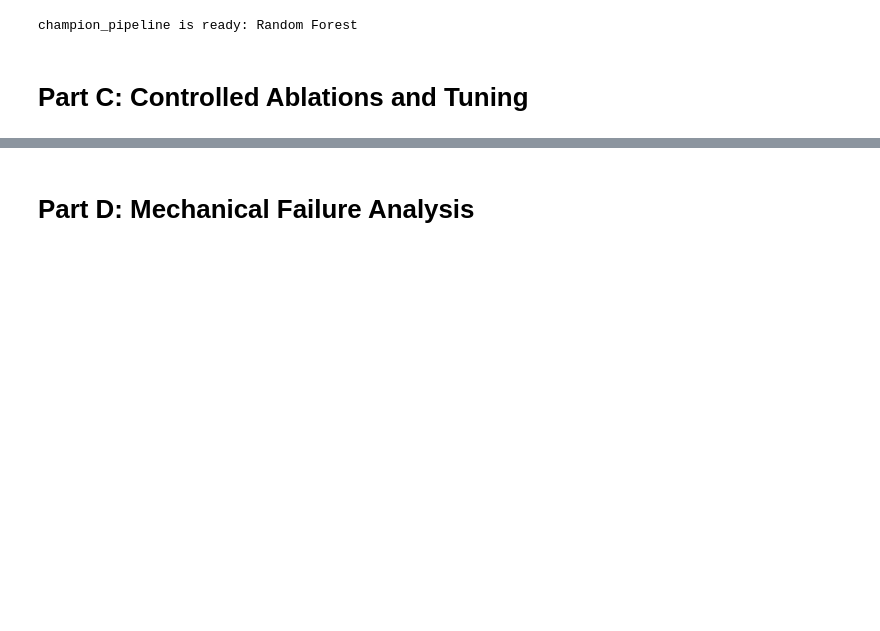
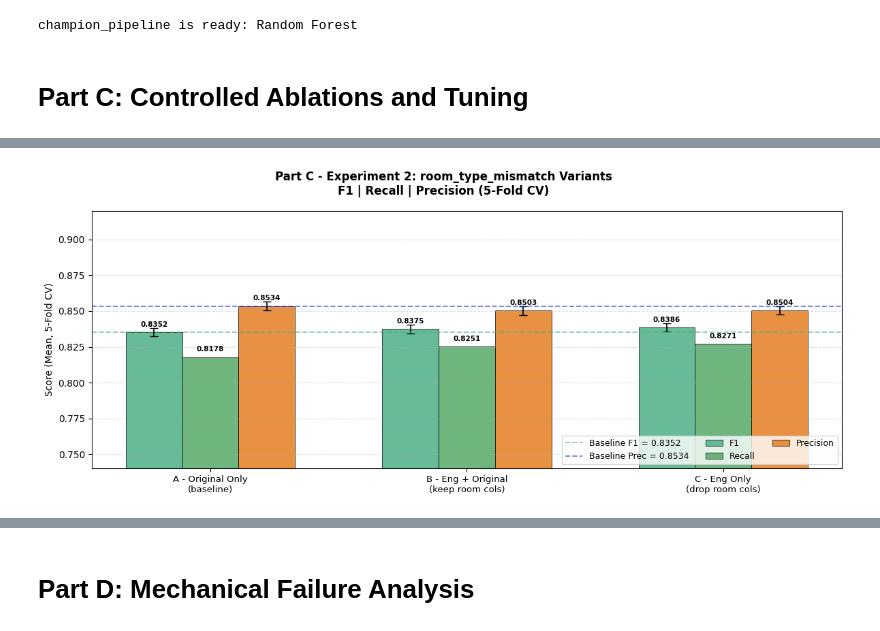
Before and after one commit to YWY2002/INF2008-Hotel-Cancellation-Prediction-Model, a Jupyter notebook: CRISPDM_INF2008_assignment02.ipynb, the cells around one changed output, grey strips where cells are left out. Drawn from its saved outputs; the diff is of its cells as text; code cells hidden in the pictures; blank space fills up the shorter version.

```diff
--- a/CRISPDM_INF2008_assignment02.ipynb
+++ b/CRISPDM_INF2008_assignment02.ipynb
@@ -1092,0 +1303,42 @@ The ablation study shows that the **baseline Random Forest configuration is alre
+# %%
+# View Results
+vnames     = [k.replace("\n", "\n") for k in e2_variants.keys()]
+metrics    = ["f1_m", "rec_m", "prec_m"]
+met_labels = ["F1", "Recall", "Precision"]
+met_cols   = ["#4CB085", "#55A868", "#E67E22"]
+met_errs   = ["f1_s", None, "prec_s"]
+
+x      = np.arange(len(vnames))
+n_met  = len(metrics)
+width  = 0.22
+offsets = np.linspace(-(n_met - 1) * width / 2, (n_met - 1) * width / 2, n_met)
+
+fig, ax = plt.subplots(figsize=(12, 5))
+fig.suptitle("Part C - Experiment 2: room_type_mismatch Variants\n"
+             "F1 | Recall | Precision (5-Fold CV)", fontsize=12, fontweight="bold")
+
+for j, (met, label, col, err_key) in enumerate(zip(metrics, met_labels, met_cols, met_errs)):
+    vals  = [e2_variants[k][met]   for k in e2_variants]
+    errs  = [e2_variants[k][err_key] for k in e2_variants] if err_key else None
+    bars  = ax.bar(x + offsets[j], vals, width=width, label=label, color=col,
+                   alpha=0.85, edgecolor="black", linewidth=0.6,
+                   yerr=errs, capsize=4, error_kw={"elinewidth":1.2})
+    for b, v in zip(bars, vals):
+        ax.text(b.get_x() + b.get_width() / 2, b.get_height() + 0.003,
+                f"{v:.4f}", ha="center", va="bottom", fontsize=7.5, fontweight="bold")
+
+ax.axhline(b_f1_mean, color="#4CB085", linestyle="--", linewidth=1.4,
+           alpha=0.6, label=f"Baseline F1 = {b_f1_mean:.4f}")
+ax.axhline(b_prec_mean, color="#2236E6", linestyle="--", linewidth=1.4,
+           alpha=0.6, label=f"Baseline Prec = {b_prec_mean:.4f}")
+ax.set_xticks(x)
+ax.set_xticklabels(vnames, fontsize=9.5)
+ax.set_ylabel("Score (Mean, 5-Fold CV)", fontsize=10)
+ax.set_ylim(0.74, 0.92)
+ax.legend(fontsize=9, ncol=3, loc="lower right")
+ax.grid(axis="y", linestyle="--", alpha=0.4)
+plt.tight_layout()
+plt.savefig("partC_exp2_mismatch_variants.png", dpi=150, bbox_inches="tight")
+plt.show()
+# %% [output]
+[figure, added]
```
Also changed, not shown: parts of 33 cells of this notebook, 6 other files.
